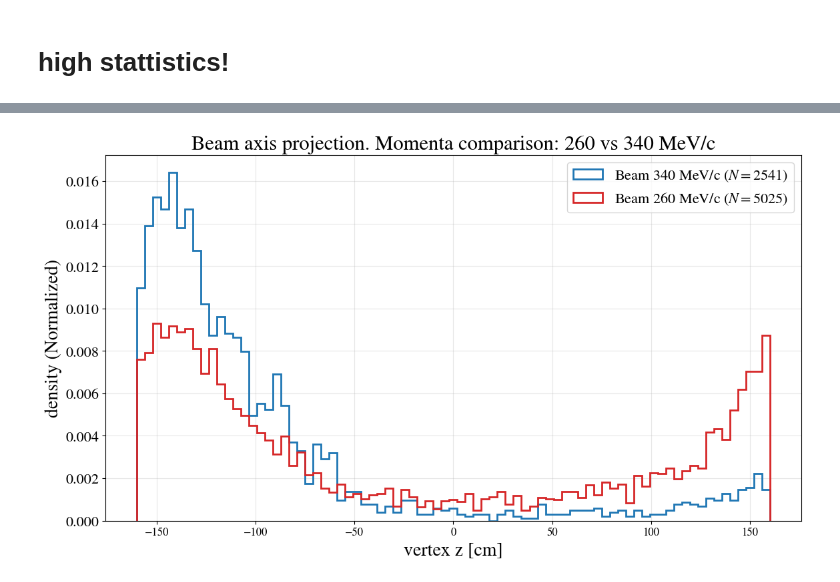
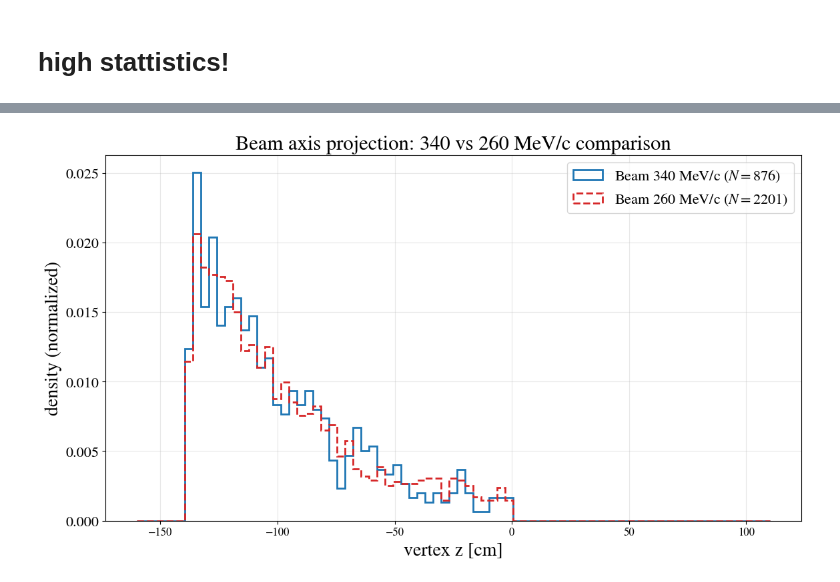
Before and after one commit to elenaramos44/9Li_analysis, a Jupyter notebook: notebooks/multilat_vertex.ipynb, the cells around one changed output, grey strips where cells are left out. Cells and saved outputs as stored; diff of their text form; code cells hidden in the pictures.

```diff
--- a/notebooks/multilat_vertex.ipynb
+++ b/notebooks/multilat_vertex.ipynb
@@ -1224,35 +1534,35 @@ Fit in 80-400ms range:  N0 = 60.777 +/- 1387542853.170, tau = 5.461 +/- 9314477.
 # %%
 input_dir = "/scratch/elena/9Li/results/filtered_cluster_candidates"
-files = glob.glob(f"{input_dir}/*.pkl")
+files = glob.glob(f"{input_dir}/*_v2.pkl")
 
 all_dfs_260 = []
 all_dfs_340 = []
 
 for f in files:
     df = pd.read_pickle(f)
     if "_p260" in f:
         all_dfs_260.append(df)
     else:
         all_dfs_340.append(df)
 
 df_260 = pd.concat(all_dfs_260, ignore_index=True) if all_dfs_260 else pd.DataFrame()
 df_340 = pd.concat(all_dfs_340, ignore_index=True) if all_dfs_340 else pd.DataFrame()
 
 # plot (z projection)
 plt.figure(figsize=(12, 7))
 
-z_min, z_max = -160, 160
+z_min, z_max = -160, 110
 bins = np.linspace(z_min, z_max, 80)
 
 plt.hist(df_340['v_z_fine'], bins=bins, histtype='step', linewidth=2, label=f'Beam 340 MeV/c ($N={len(df_340)}$)', color='tab:blue', density=True)
-plt.hist(df_260['v_z_fine'], bins=bins, histtype='step', linewidth=2, label=f'Beam 260 MeV/c ($N={len(df_260)}$)', color='tab:red', density=True)
+plt.hist(df_260['v_z_fine'], bins=bins, histtype='step', linewidth=2, linestyle = "--", label=f'Beam 260 MeV/c ($N={len(df_260)}$)', color='tab:red', density=True)
 
-plt.title("Beam axis projection. Momenta comparison: 260 vs 340 MeV/c", fontsize=22)
+plt.title("Beam axis projection: 340 vs 260 MeV/c comparison", fontsize=22)
 plt.xlabel("vertex z [cm]", fontsize=20)
-plt.ylabel("density (Normalized)", fontsize=20)
+plt.ylabel("density (normalized)", fontsize=20)
 plt.legend(loc='upper right')
 plt.grid(alpha=0.3)
 plt.tight_layout()
 plt.show()
 # %% [output]
-[figure, old version]
+[figure, new version]
```
Also changed, not shown: parts of 28 cells of this notebook, 4 other files.
